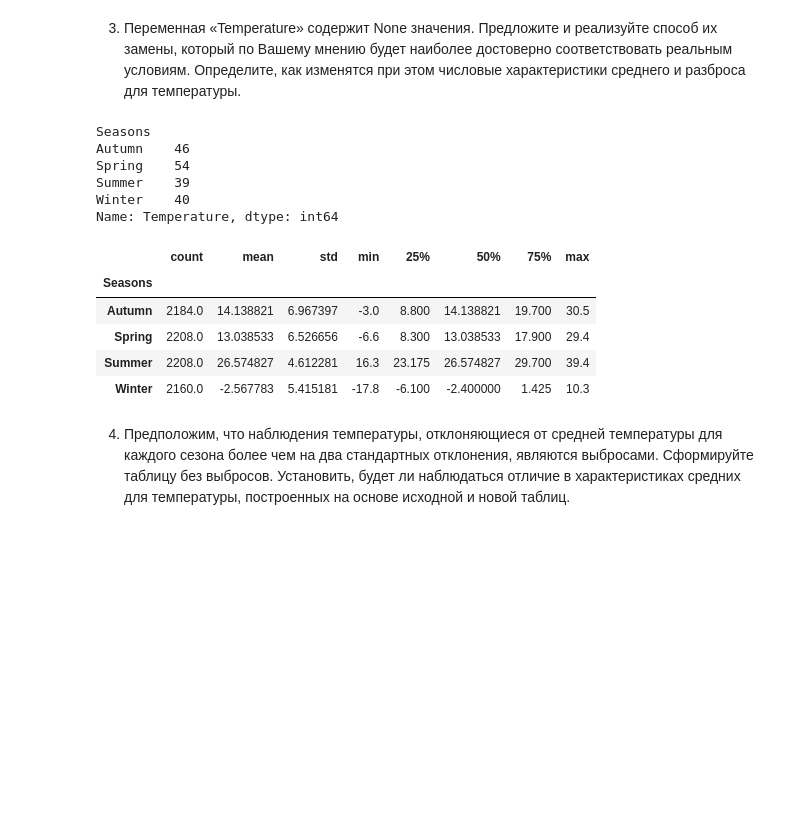
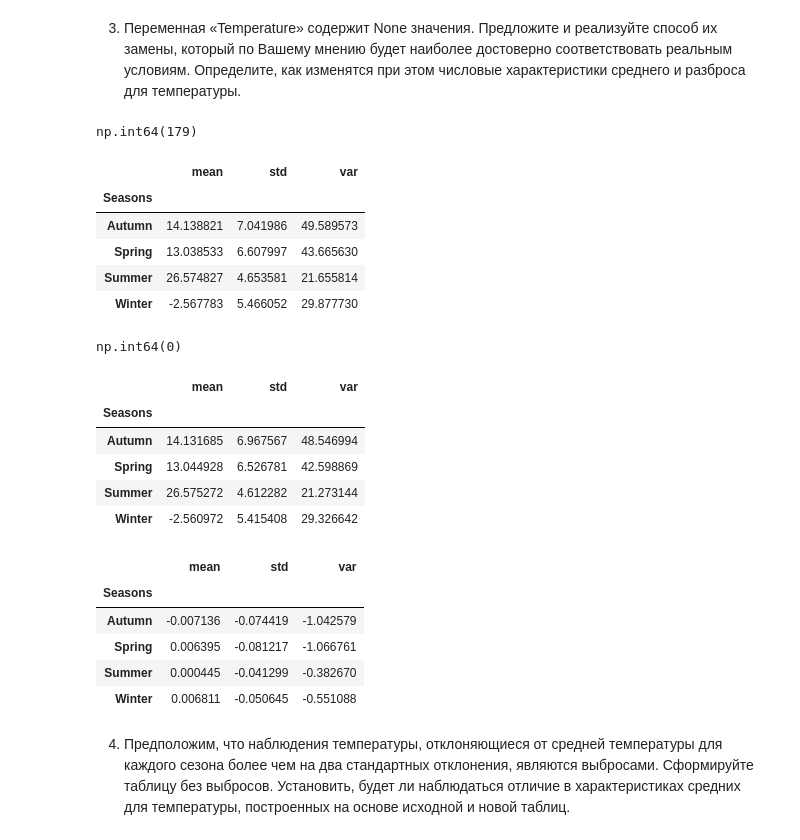
Before and after one commit to Qweyke/class-stat-methods-of-info-processing, a Jupyter notebook: lab_4/numerical_chars.ipynb, the cells around one changed output. Saved outputs shown, nothing was run; the diff lists cells and outputs as text; code cells hidden in the pictures; blank space fills up the shorter version.

```diff
--- a/lab_4/numerical_chars.ipynb
+++ b/lab_4/numerical_chars.ipynb
@@ -48,36 +50,44 @@ seasons_groupby.describe()
 3) Переменная «Temperature» содержит None значения. Предложите и реализуйте способ их замены, который по Вашему мнению будет наиболее достоверно соответствовать
 реальным условиям. Определите, как изменятся при этом числовые характеристики
 среднего и разброса для температуры.
-# %%
-bikes_df.groupby('Seasons')['Temperature'].apply(lambda x: x.isna().sum())
-# %% [output]
-Seasons
-Autumn    46
-Spring    54
-Summer    39
-Winter    40
-Name: Temperature, dtype: int64
 # %%
-bikes_df['Temperature'] = seasons_groupby.transform(lambda x: x.fillna(x.mean()))
+display(bikes_df['Temperature'].isna().sum())
 
-# new_numerical_chars = pd.DataFrame({
-#     "mean": seasons_groupby.mean(),
-#     "mode": seasons_groupby.apply(lambda x: x.mode().tolist()),
-#     "variance": seasons_groupby.var(),
-#     "std": seasons_groupby.std().round(3),
-#     "IQR": seasons_groupby.quantile(0.75) - seasons_groupby.quantile(0.25)
-# })
+stats_before = seasons_groupby.agg(['mean', 'std', 'var'])
+display(stats_before)
 
-bikes_df.groupby("Seasons")["Temperature"].describe()
-# print(bikes_df['Temperature'].isna().sum())
-# print(new_numerical_chars)
+bikes_df['Temperature'] = seasons_groupby.transform(lambda temps: temps.fillna(temps.median()))
+
+
+seasons_groupby_new = bikes_df.groupby('Seasons')['Temperature']
+stats_after = seasons_groupby_new.agg(['mean', 'std', 'var'])
+display(bikes_df['Temperature'].isna().sum())
+display(stats_after)
+
+diff = stats_after - stats_before
+
+display(diff)
 # %% [output]
+np.int64(179)
-|  | count | mean | std | min | 25% | 50% | 75% | max |
-| Seasons |  |  |  |  |  |  |  |  |
-| Autumn | 2184.0 | 14.138821 | 6.967397 | -3.0 | 8.800 | 14.138821 | 19.700 | 30.5 |
-| Spring | 2208.0 | 13.038533 | 6.526656 | -6.6 | 8.300 | 13.038533 | 17.900 | 29.4 |
-| Summer | 2208.0 | 26.574827 | 4.612281 | 16.3 | 23.175 | 26.574827 | 29.700 | 39.4 |
-| Winter | 2160.0 | -2.567783 | 5.415181 | -17.8 | -6.100 | -2.400000 | 1.425 | 10.3 |
+|  | mean | std | var |
+| Seasons |  |  |  |
+| Autumn | 14.138821 | 7.041986 | 49.589573 |
+| Spring | 13.038533 | 6.607997 | 43.665630 |
+| Summer | 26.574827 | 4.653581 | 21.655814 |
+| Winter | -2.567783 | 5.466052 | 29.877730 |
+np.int64(0)
+|  | mean | std | var |
+| Seasons |  |  |  |
+| Autumn | 14.131685 | 6.967567 | 48.546994 |
+| Spring | 13.044928 | 6.526781 | 42.598869 |
+| Summer | 26.575272 | 4.612282 | 21.273144 |
+| Winter | -2.560972 | 5.415408 | 29.326642 |
+|  | mean | std | var |
+| Seasons |  |  |  |
+| Autumn | -0.007136 | -0.074419 | -1.042579 |
+| Spring | 0.006395 | -0.081217 | -1.066761 |
+| Summer | 0.000445 | -0.041299 | -0.382670 |
+| Winter | 0.006811 | -0.050645 | -0.551088 |
 # %% [markdown]
 4) Предположим, что наблюдения температуры, отклоняющиеся от средней температуры для каждого сезона более чем на два стандартных отклонения, являются выбросами.
 Сформируйте таблицу без выбросов. Установить, будет ли наблюдаться отличие в характеристиках средних для температуры, построенных на основе исходной и новой
```
Also changed, not shown: parts of 12 cells of this notebook.
